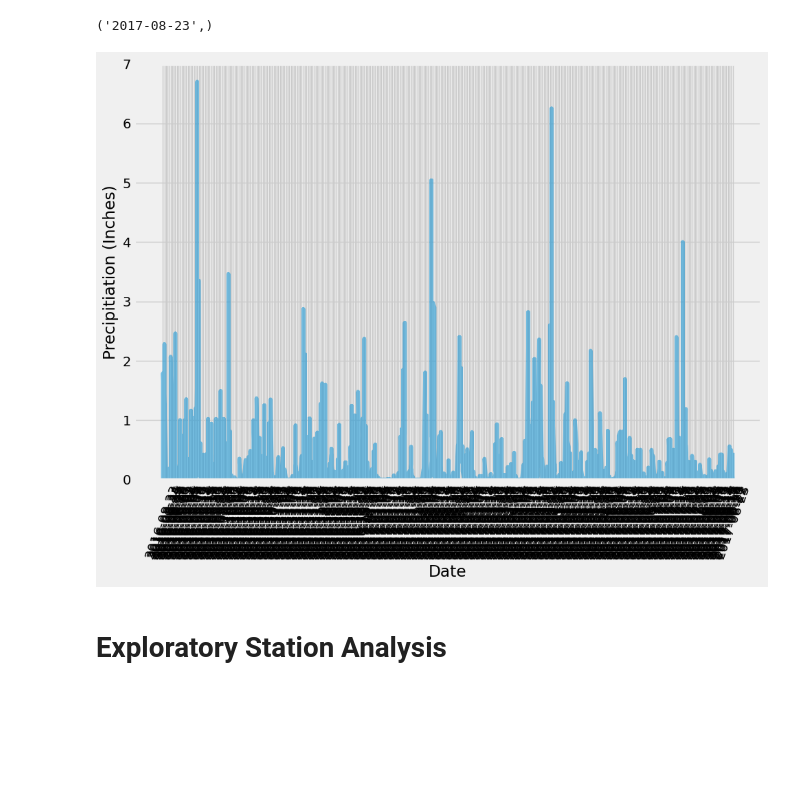
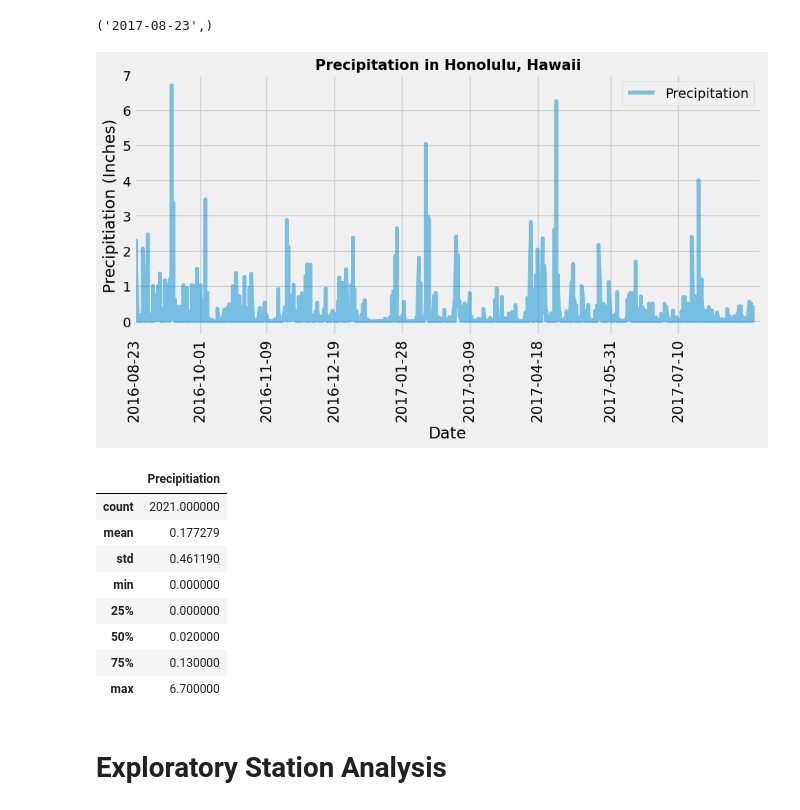
Before and after one commit to nathanunghwan/Design-climate-App-with-SQLAlchemy-and-Flask, a Jupyter notebook: SurfsUp/climate_starter.ipynb, the cells around one changed output. Cells and saved outputs as stored; diff of their text form; code cells hidden in the pictures; blank space fills up the shorter version.

```diff
--- a/SurfsUp/climate_starter.ipynb
+++ b/SurfsUp/climate_starter.ipynb
@@ -46,36 +46,55 @@ most_recent_date
 # %%
 # Design a query to retrieve the last 12 months of precipitation data and plot the results.
 # Starting from the most recent data point in the database.
 
 # Calculate the date one year from the last date in data set.
 prev_year = dt.date(2017, 8, 23) - dt.timedelta(days=365)
 
 # Perform a query to retrieve the data and precipitation scores
 results = session.query(Measurement.date, Measurement.prcp).filter(Measurement.date >= prev_year).all()
 
 # Save the query results as a Pandas DataFrame and set the index to the date column
 precipitation=pd.DataFrame(results, columns=['Date','Precipitiation'])
 precipitation=precipitation.dropna(how='any')
 precipitation=precipitation.set_index('Date')
 
 # Sort the dataframe by date
 precipitation=precipitation.sort_index(ascending=True)
 
 # Use Pandas Plotting with Matplotlib to plot the data
-plt.figure(figsize=(10,8))
-plt.plot(precipitation.index, precipitation['Precipitiation'], alpha=0.5, label='Precipitation')
-
-plt.ylim(0,7)
-plt.xticks(rotation=45)
-plt.title('')
+plt.figure(figsize=(10,6))
+plt.plot(precipitation.index, precipitation['Precipitiation'],alpha=0.5, label='Precipitation')
+#If you want to divide equivalent-------------------------------------------------------------------
+#x_ticks = np.linspace(0,365,12)
+#plt.xticks(x_ticks, rotation='vertical')
+#---------------------------------------------------------------------------------------------------
+xloc = ['2016-08-23', '2016-10-01', '2016-11-09', '2016-12-19', '2017-01-28', '2017-03-09', '2017-04-18','2017-05-31','2017-07-10']
+plt.xticks(xloc, rotation='vertical',fontsize=15)
+plt.xlim(0,370)
+plt.ylim(-0.4,7)
+plt.grid(which='major', axis='both', linestyle='-')
+plt.title("Precipitation in Honolulu, Hawaii",fontsize=15, fontweight = 'bold')
 plt.xlabel('Date')
 plt.ylabel('Precipitiation (Inches)')
+plt.legend()
+plt.savefig('Precipitation in Hawaii.png')
 plt.tight_layout()
 plt.show()
 # %% [output]
-[figure, old version]
+[figure, new version]
 # %%
 # Use Pandas to calcualte the summary statistics for the precipitation data
+precipitation.describe()
+# %% [output]
+|  | Precipitiation |
+| count | 2021.000000 |
+| mean | 0.177279 |
+| std | 0.461190 |
+| min | 0.000000 |
+| 25% | 0.000000 |
+| 50% | 0.020000 |
+| 75% | 0.130000 |
+| max | 6.700000 |
 # %% [markdown]
 # Exploratory Station Analysis
 # %%
```
Also changed, not shown: parts of 1 cell of this notebook, 6 other files.
